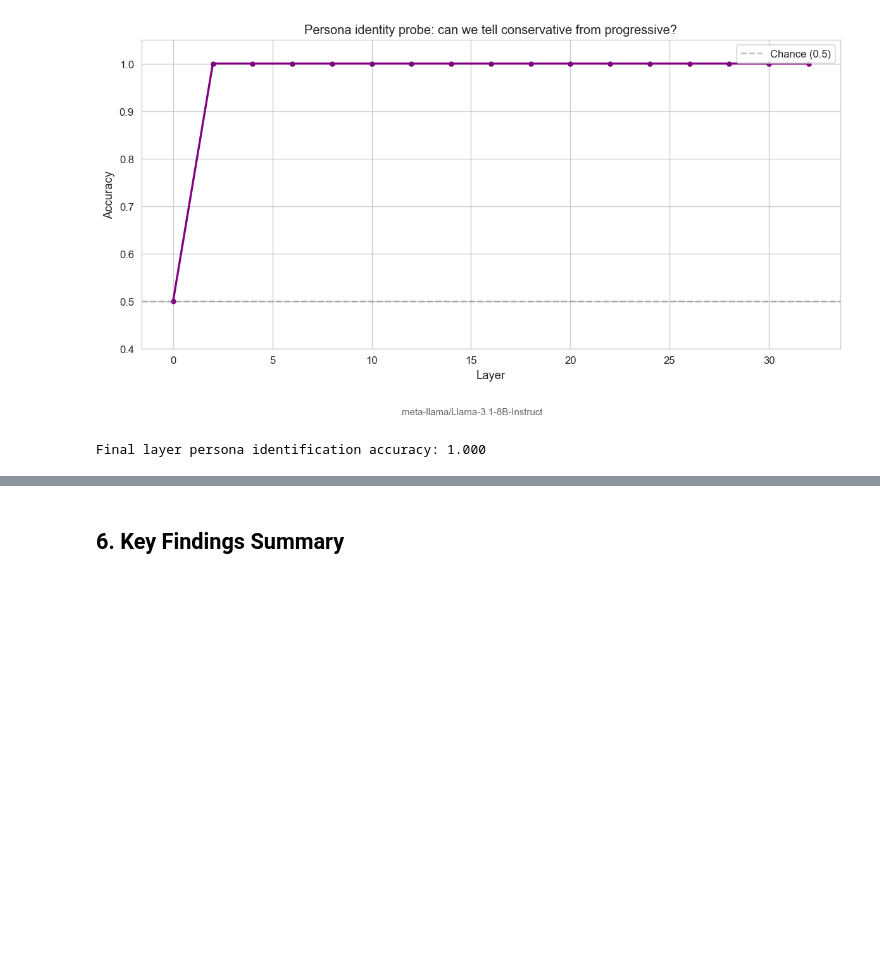
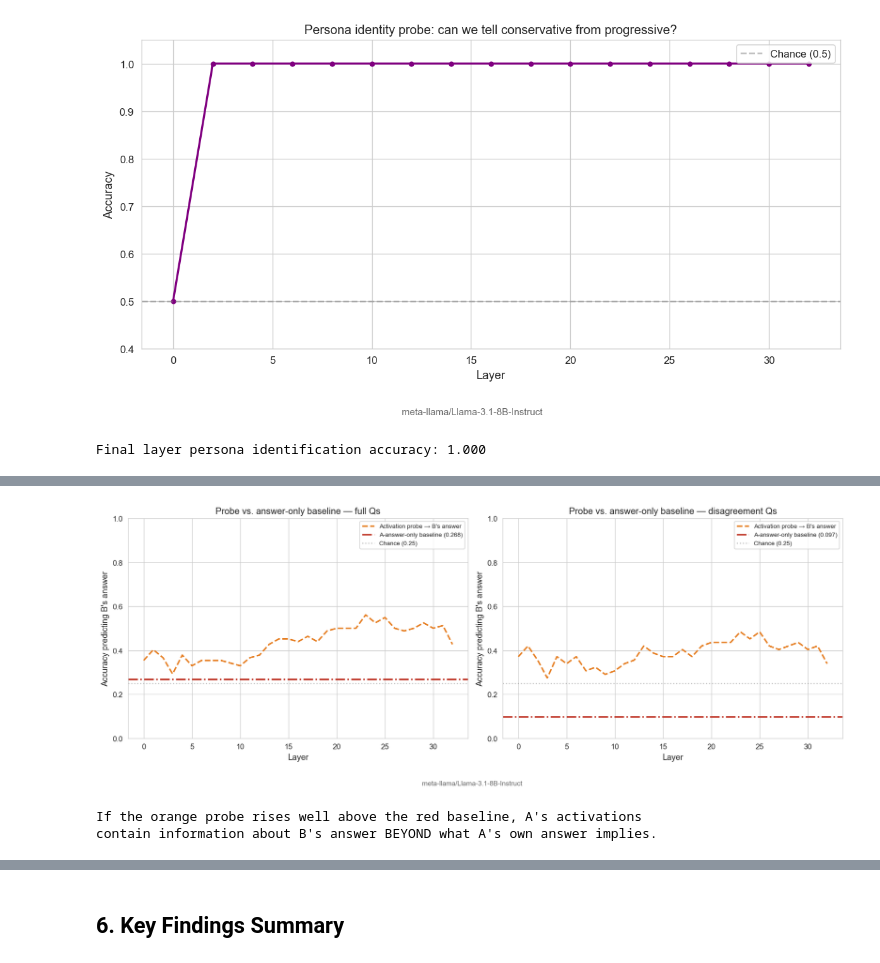
Before and after one commit to tristan-day-research/cross-persona-introspection, a Jupyter notebook: analysis/analyze_opposing_personas_probes_and_LL llama 8b.ipynb, the cells around one changed output, grey strips where cells are left out. Cells and saved outputs as stored; diff of their text form; code cells hidden in the pictures; blank space fills up the shorter version.

```diff
--- a/analysis/analyze_opposing_personas_probes_and_LL llama 8b.ipynb
+++ b/analysis/analyze_opposing_personas_probes_and_LL llama 8b.ipynb
@@ -1714,0 +2012,37 @@ Final layer persona identification accuracy: 1.000
+# %%
+# ── Plot: activation probe vs A-answer-only baseline across layers ────
+fig, axes = plt.subplots(1, 2, figsize=(14, 5))
+
+for ax, subset in zip(axes, ["full", "disagreement"]):
+    # Probe accuracy by layer
+    probe_sub = cross_answer_df[(cross_answer_df["target"] == "other_answer") &
+                                 (cross_answer_df["subset"] == subset)]
+    if probe_sub.empty:
+        ax.text(0.5, 0.5, f"No data for '{subset}'", ha="center")
+        continue
+    probe_by_layer = probe_sub.groupby("layer")["accuracy"].mean()
+    ax.plot(probe_by_layer.index, probe_by_layer.values, "--", linewidth=2,
+            color="#e67e22", label="Activation probe → B's answer")
+
+    # Baseline (flat line — doesn't depend on layer)
+    bl = baseline_df[baseline_df["subset"] == subset]["baseline_accuracy"].mean()
+    ax.axhline(bl, color="#c0392b", linestyle="-.", linewidth=2,
+               label=f"A-answer-only baseline ({bl:.3f})")
+
+    ax.axhline(0.25, color="gray", linestyle=":", alpha=0.5, label="Chance (0.25)")
+    ax.set_xlabel("Layer")
+    ax.set_ylabel("Accuracy predicting B's answer")
+    ax.set_title(f"Probe vs. answer-only baseline — {subset} Qs")
+    ax.legend(fontsize=8)
+    ax.set_ylim(0, 1)
+
+_model_footer(fig, MODEL_NAME)
+plt.tight_layout()
+plt.show()
+
+print("If the orange probe rises well above the red baseline, A's activations")
+print("contain information about B's answer BEYOND what A's own answer implies.")
+# %% [output]
+[figure, added]
+If the orange probe rises well above the red baseline, A's activations
+contain information about B's answer BEYOND what A's own answer implies.
```
Also changed, not shown: parts of 10 cells of this notebook, 2 other files.
